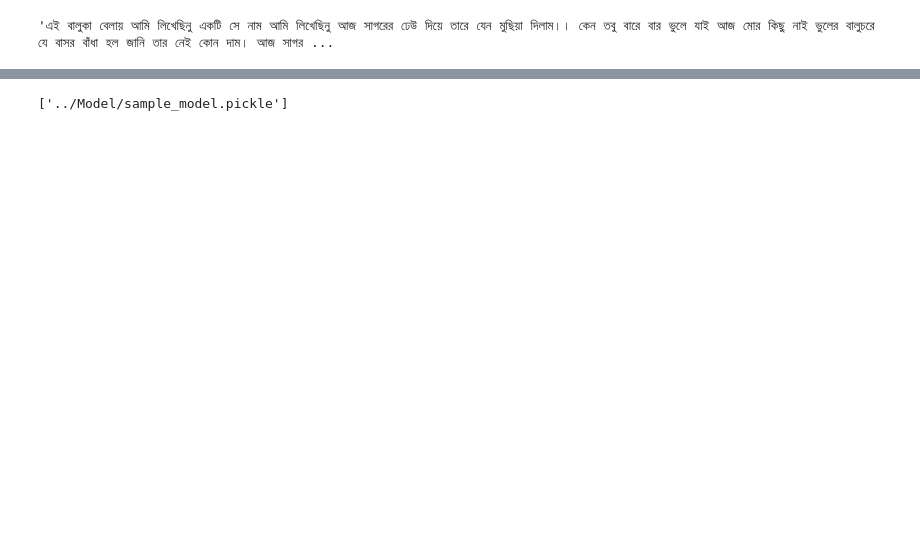
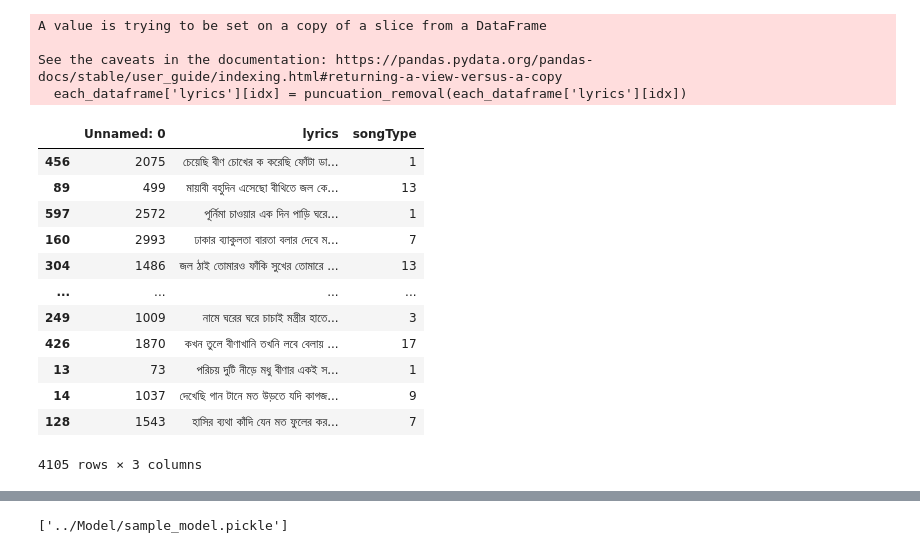
Before and after one commit to MarazMia/ML_Classifiers, a Jupyter notebook: rf.ipynb, the cells around one changed output, grey strips where cells are left out. Saved outputs shown, nothing was run; the diff lists cells and outputs as text; code cells hidden in the pictures; blank space fills up the shorter version.

```diff
--- a/rf.ipynb
+++ b/rf.ipynb
@@ -54,7 +45,0 @@ data = pd.concat(data)
-# %%
-
-data = data.sample(frac = 1)
-pd.DataFrame(data)
-data['lyrics'].iloc[1]
-# %% [output]
-'এই বালুকা বেলায় আমি লিখেছিনু একটি সে নাম আমি লিখেছিনু আজ সাগরের ঢেউ দিয়ে তারে যেন মুছিয়া দিলাম।। কেন তবু বারে বার ভুলে যাই আজ মোর কিছু নাই ভুলের বালুচরে যে বাসর বাঁধা হল জানি তার নেই কোন দাম। আজ সাগর ...
@@ -63 +46,74 @@ stop_words = [ 'হাই', 'ফ্রিকুয়েন্সি', 'কিন
+# %%
+# import stemmer
+
+from operator import index
+
+
+valid_bangla_char = set(['া','ি','ী','ু','ূ','ৃ','ে','ৈ','ো','ৌ','ক','খ',
+'গ','ঘ','ঙ','চ','ছ','জ','ঝ','ঞ','ট','ঠ','ড','ঢ','ণ','ত','থ','দ','ধ','ন',
+'প','ফ','ব','ভ','ম','য','র','ল','শ','ষ','স','হ','ড়','ঢ়','য়','ৎ','ং','ঃ'
+'‍ঁ','‍্','‍্য','‍‍্র','‍‍র্ক','‍্ব','৺','ক্ষ','জ্ঞ','অ','আ','ই','ঈ','উ','ঊ','ঋ','এ',
+'ঐ','ও','ঔ','অ্যা','্','য়','ঁ','ড়','়','ঃ'])
+
+stop_words = set('')
+stop_words_file_lines=open('stop_words.txt','r',encoding='utf-8-sig').readlines()
+for word in stop_words_file_lines:
+    stop_words.add(word.strip())
+
+def puncuation_removal(sentence):
+    words = sentence.split()
+    unique_words_per_sentence = set()
+    for every_word in words:
+        correct_word = ''
+        for each_char in every_word:
+            if each_char in valid_bangla_char:
+                correct_word += each_char
+            else:
+                # print('eta valid char list e nai ',each_char)
+                if unique_words_per_sentence not in stop_words:
+                    unique_words_per_sentence.add(correct_word.strip())
+                correct_word = ''
+        if unique_words_per_sentence not in stop_words:
+            unique_words_per_sentence.add(correct_word.strip())
+        correct_word = ''
+
+    new_refined_sentence = ' '.join(unique_words_per_sentence)
+
+    return new_refined_sentence
+
+
+
+for each_dataframe in data:
+    # print(len(each_dataframe['lyrics']))
+    for idx in range(len(each_dataframe['lyrics'])):
+        each_dataframe['lyrics'][idx] = puncuation_removal(each_dataframe['lyrics'][idx])
+        # print(each_dataframe['lyrics'][idx])
+
+# stemmer_obj=stemmer.BanglaStemmer()
+#     # word.replace(word,stemmer_obj.stem(word))
+#     # print(word,stemmer_obj.stem(word))
+
+data = pd.concat(data)
+pd.DataFrame(data)
+data = data.sample(frac = 1)
+
+data
+# %% [output]
+A value is trying to be set on a copy of a slice from a DataFrame
+
+See the caveats in the documentation: https://pandas.pydata.org/pandas-docs/stable/user_guide/indexing.html#returning-a-view-versus-a-copy
+  each_dataframe['lyrics'][idx] = puncuation_removal(each_dataframe['lyrics'][idx])
+|  | Unnamed: 0 | lyrics | songType |
+| 456 | 2075 | চেয়েছি বীণ চোখের ক করেছি ফোঁটা ডা... | 1 |
+| 89 | 499 | মায়াবী বহুদিন এসেছো বীথিতে জল কে... | 13 |
+| 597 | 2572 | পূর্নিমা চাওয়ার এক দিন পাড়ি ঘরে... | 1 |
+| 160 | 2993 | ঢাকার ব্যাকুলতা বারতা বলার দেবে ম... | 7 |
+| 304 | 1486 | জল ঠাই তোমারও ফাঁকি সুখের তোমারে ... | 13 |
+| ... | ... | ... | ... |
+| 249 | 1009 | নামে ঘরের ঘরে চাচাই মন্ত্রীর হাতে... | 3 |
+| 426 | 1870 | কখন তুলে বীণাখানি তখনি লবে বেলায় ... | 17 |
+| 13 | 73 | পরিচয় দুটি নীড়ে মধু বীণার একই স... | 1 |
+| 14 | 1037 | দেখেছি গান টানে মত উড়তে যদি কাগজ... | 9 |
+| 128 | 1543 | হাসির ব্যথা কাঁদি যেন মত ফুলের কর... | 7 |
+4105 rows × 3 columns
 # %%
```
Also changed, not shown: parts of 10 cells of this notebook, 8 other files.
